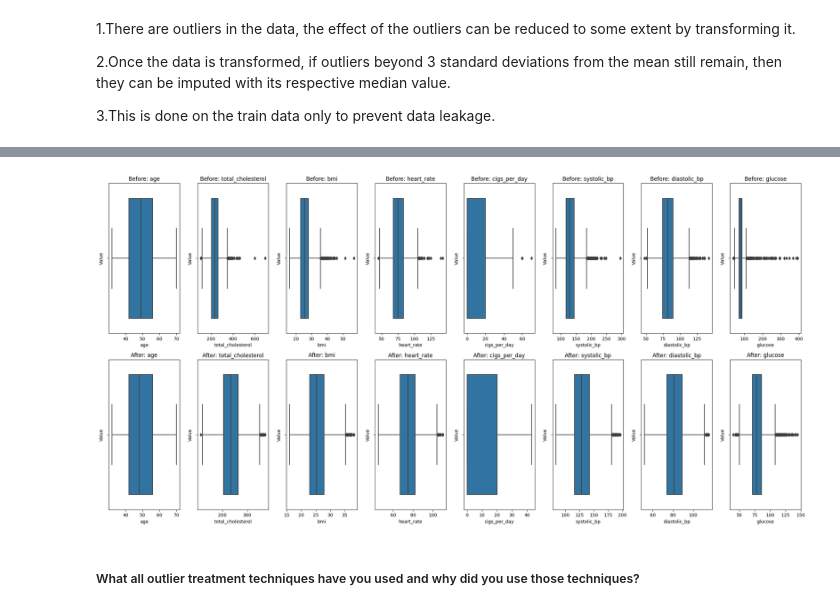
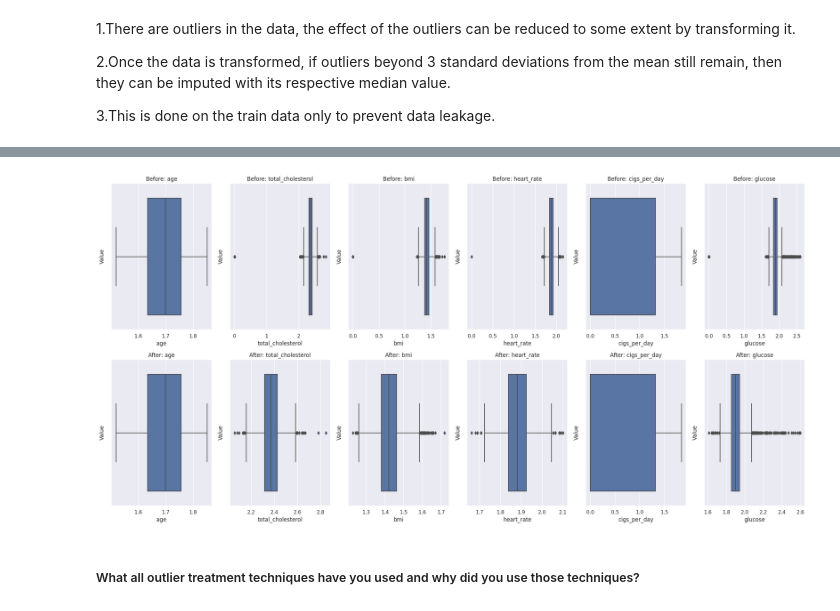
Before and after one commit to Sairam307/ML-Cardiovascular-Risk-Prediction, a Jupyter notebook: Cardiovascular_Risk_Prediction_ML_classification_.ipynb, the cells around one changed output, grey strips where cells are left out. Saved outputs shown, nothing was run; the diff lists cells and outputs as text; code cells hidden in the pictures.

```diff
--- a/Cardiovascular_Risk_Prediction_ML_classification_.ipynb
+++ b/Cardiovascular_Risk_Prediction_ML_classification_.ipynb
@@ -379,3 +400,9 @@ df = convert_is_smokig_column(df, 'is_smoking')
+# %%
+#replace NaN values with zeros
+null_list = ['cigs_per_day','total_cholesterol','bmi','heart_rate','glucose',]
+
+for i in null_list:
+  df[i].fillna(0, inplace = True)
 # %%
 df.head()
 # %% [output]
@@ -1043,7 +1064,7 @@ def remove_outliers_zscore(dataframe, column_names, threshold=3):
     return df
 # %%
 # Specify the columns to remove outliers from
-columns_with_outliers = ['age','total_cholesterol','bmi','heart_rate','cigs_per_day','systolic_bp','diastolic_bp','glucose']
+columns_with_outliers = ['age','total_cholesterol','bmi','heart_rate','cigs_per_day','glucose']
 
 # Remove outliers using z-score method
 df_cleaned = remove_outliers_zscore(df, columns_with_outliers, threshold=3)
@@ -1077,10 +1098,10 @@ def visualize_outliers(dataframe, column_names):
     plt.tight_layout()
     plt.show()
 # %%
-columns_with_outliers = ['age','total_cholesterol','bmi','heart_rate','cigs_per_day','systolic_bp','diastolic_bp','glucose']
+columns_with_outliers = ['age','total_cholesterol','bmi','heart_rate','cigs_per_day','glucose']
 visualize_outliers(df, columns_with_outliers)
 # %% [output]
-[figure, old version]
+[figure, new version]
 # %% [markdown]
 ##### What all outlier treatment techniques have you used and why did you use those techniques?
 # %% [markdown]
```
Also changed, not shown: parts of 124 cells of this notebook.
